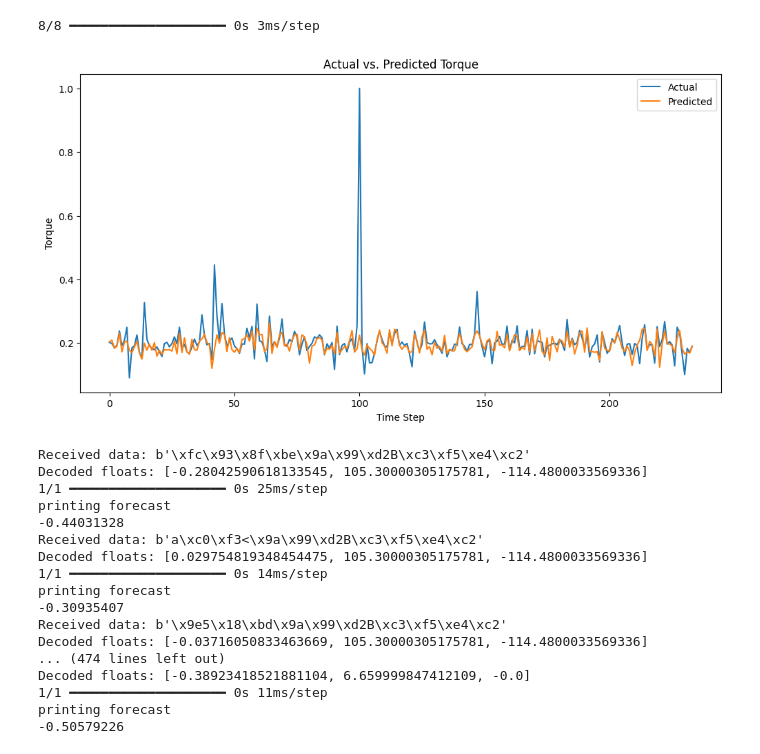
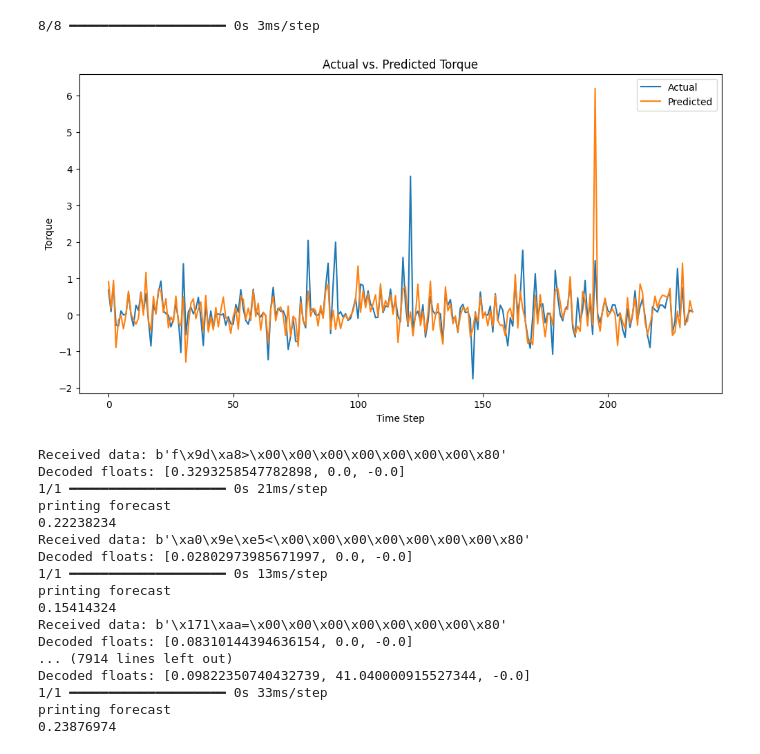
Before and after one commit to StackMonkey/Transparent-control-with-LSTM-and-FMG, a Jupyter notebook: LSTM and RNN examples/LSTMExample2.ipynb, the cells around one changed output. Drawn from its saved outputs; the diff is of its cells as text; code cells hidden in the pictures.

Commit message:
New training data

```diff
--- a/LSTM and RNN examples/LSTMExample2.ipynb
+++ b/LSTM and RNN examples/LSTMExample2.ipynb
@@ -545,30 +539,30 @@ Test loss: 0.0035618578549474478
 # %%
 predictions = model.predict(X_test)
 # Invert normalization to get actual torque values
-predictions_inv = torque_scaler.inverse_transform(predictions)
+predictions_inv = predictions#torque_scaler.inverse_transform(predictions)
 # %% [output]
 8/8 ━━━━━━━━━━━━━━━━━━━━ 0s 3ms/step
 # %%
 print(X_train.shape())
 # %%
 import matplotlib.pyplot as plt
-y_ta = np.array(y_train.values)
-y_ta = y_ta.reshape(-1,1)
-y_ta = torque_scaler.inverse_transform(y_ta)
-y_actual = np.array(y_test.values)
-y_actual = y_actual.reshape(-1,1)
-y_actual = torque_scaler.inverse_transform(y_actual)
+#y_ta = np.array(y_train.values)
+#y_ta = y_ta.reshape(-1,1)
+#y_ta = torque_scaler.inverse_transform(y_ta)
+#y_actual = np.array(y_test.values)
+#y_actual = y_actual.reshape(-1,1)
+#y_actual = torque_scaler.inverse_transform(y_actual)
 # Create a figure and axes
 plt.figure(figsize=(12, 6))
-plt.plot(y_actual, label='Actual')
+plt.plot(y_test.values, label='Actual')
 plt.plot(predictions_inv, label='Predicted')
 plt.title('Actual vs. Predicted Torque')
 plt.xlabel('Time Step')
 plt.ylabel('Torque')
 plt.legend()
 plt.show()
 # %% [output]
-[figure, old version]
+[figure, new version]
 # %%
 startT = time.time()
 Torques1 = [0.0,0.0,0.0,0.0,0.0]
@@ -580,7 +574,7 @@ actualTau =list()
 predictedTau = list()
 angle = list()
 interactionTorque = list()
-while startT + 10 > time.time():
+while startT + 200 > time.time():
 # Extract raw values
     pre1 = str(TorquePre)
     pre2 = str(TorquePre)
@@ -597,36 +591,36 @@ while startT + 10 > time.time():
     sample = readBuffer()
     torque_data1 = sample[0]
     save_t = torque_data1
-    torque_data1 = np.array(torque_data1)
-    torque_data1 = torque_data1.reshape(-1,1)
-    torque_dataScaled = torque_scaler.transform(torque_data1)
+    #torque_data1 = np.array(torque_data1)
+    #torque_data1 = torque_data1.reshape(-1,1)
+    torque_dataScaled = torque_data1#torque_scaler.transform(torque_data1)
     angle_data = sample[1]
     save_a = angle_data
-    angle_data = np.array(angle_data)
-    angle_data = angle_data.reshape(-1,1)
-    angle_dataScaled = angle_scaler.transform(angle_data)
+    #angle_data = np.array(angle_data)
+    #angle_data = angle_data.reshape(-1,1)
+    angle_dataScaled = angle_data#angle_scaler.transform(angle_data)
     interactionTorque_data = sample[2]
     angles1[0] = angles1[1]
     angles1[1] = angles1[2]
     angles1[2] = angles1[3]
     angles1[3] = angles1[4]
-    angles1[4] = angle_dataScaled[0][0]
+    angles1[4] = angle_dataScaled
     Torques1[0] = Torques1[1]
     Torques1[1] = Torques1[2]
     Torques1[2] = Torques1[3]
     Torques1[3] = Torques1[4]
-    Torques1[4] = torque_dataScaled[0][0]
+    Torques1[4] = torque_dataScaled
     Torques2[0] = Torques2[1]
     Torques2[1] = Torques2[2]
     Torques2[2] = Torques2[3]
     Torques2[3] = Torques2[4]
-    Torques2[4] = torque_dataScaled[0][0]
+    Torques2[4] = torque_dataScaled
     X = [Torques1[0],angles1[0],Torques1[1],angles1[1],Torques1[2],angles1[2],Torques1[3],angles1[3],Torques1[4],angles1[4]]
     X = np.array(X)
     X = X.reshape(1, 5, 2)
     torquePrediction = model.predict(X)
-    forecast = torque_scaler.inverse_transform(torquePrediction)
-    TorquePre = forecast[0][0]
+    #forecast = torque_scaler.inverse_transform(torquePrediction)
+    TorquePre = torquePrediction[0][0]#forecast[0][0]
     print("printing forecast")
     print(TorquePre)
 
@@ -635,23 +629,23 @@ while startT + 10 > time.time():
     angle.append(save_a)
     interactionTorque.append(interactionTorque_data)
 # %% [output]
-Received data: b'\xfc\x93\x8f\xbe\x9a\x99\xd2B\xc3\xf5\xe4\xc2'
-Decoded floats: [-0.28042590618133545, 105.30000305175781, -114.4800033569336]
-1/1 ━━━━━━━━━━━━━━━━━━━━ 0s 25ms/step
+Received data: b'f\x9d\xa8>\x00\x00\x00\x00\x00\x00\x00\x80'
+Decoded floats: [0.3293258547782898, 0.0, -0.0]
+1/1 ━━━━━━━━━━━━━━━━━━━━ 0s 21ms/step
 printing forecast
--0.44031328
-Received data: b'a\xc0\xf3<\x9a\x99\xd2B\xc3\xf5\xe4\xc2'
-Decoded floats: [0.029754819348454475, 105.30000305175781, -114.4800033569336]
-1/1 ━━━━━━━━━━━━━━━━━━━━ 0s 14ms/step
+0.22238234
+Received data: b'\xa0\x9e\xe5<\x00\x00\x00\x00\x00\x00\x00\x80'
+Decoded floats: [0.02802973985671997, 0.0, -0.0]
+1/1 ━━━━━━━━━━━━━━━━━━━━ 0s 13ms/step
 printing forecast
--0.30935407
-Received data: b'\x9e5\x18\xbd\x9a\x99\xd2B\xc3\xf5\xe4\xc2'
-Decoded floats: [-0.03716050833463669, 105.30000305175781, -114.4800033569336]
-... (474 lines left out)
-Decoded floats: [-0.38923418521881104, 6.659999847412109, -0.0]
-1/1 ━━━━━━━━━━━━━━━━━━━━ 0s 11ms/step
+0.15414324
+Received data: b'\x171\xaa=\x00\x00\x00\x00\x00\x00\x00\x80'
+Decoded floats: [0.08310144394636154, 0.0, -0.0]
+... (7914 lines left out)
+Decoded floats: [0.09822350740432739, 41.040000915527344, -0.0]
+1/1 ━━━━━━━━━━━━━━━━━━━━ 0s 33ms/step
 printing forecast
--0.50579226
+0.23876974
 # %%
 scaledangle = list()
 scaledInteraction = list()
```
Also changed, not shown: parts of 4 cells of this notebook, 5 other files.
